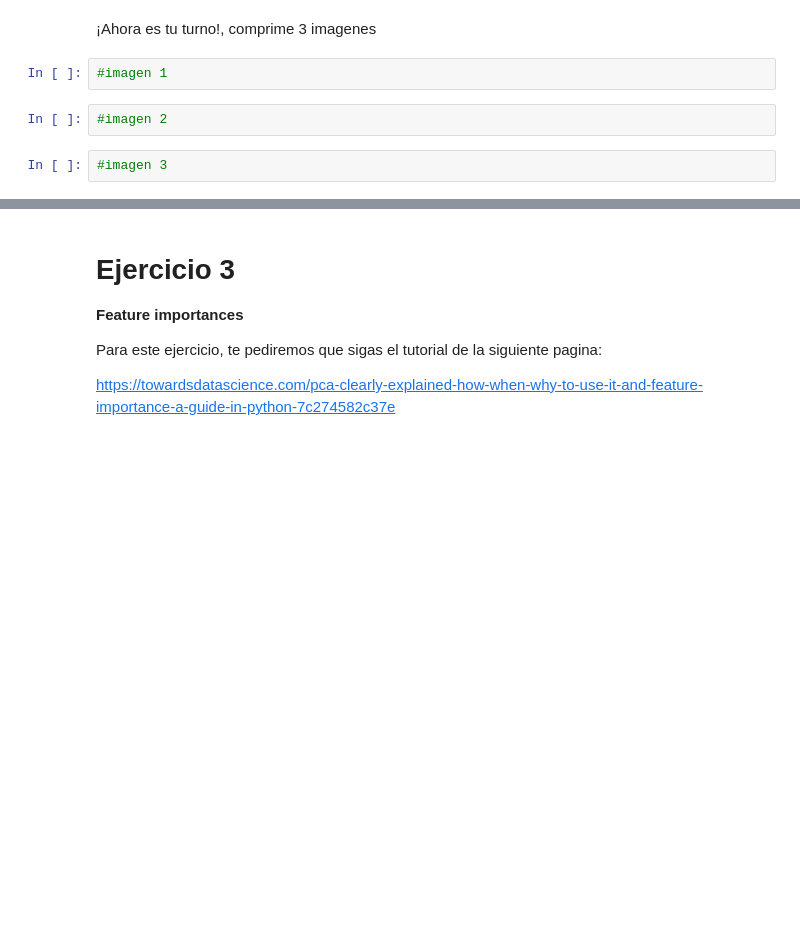
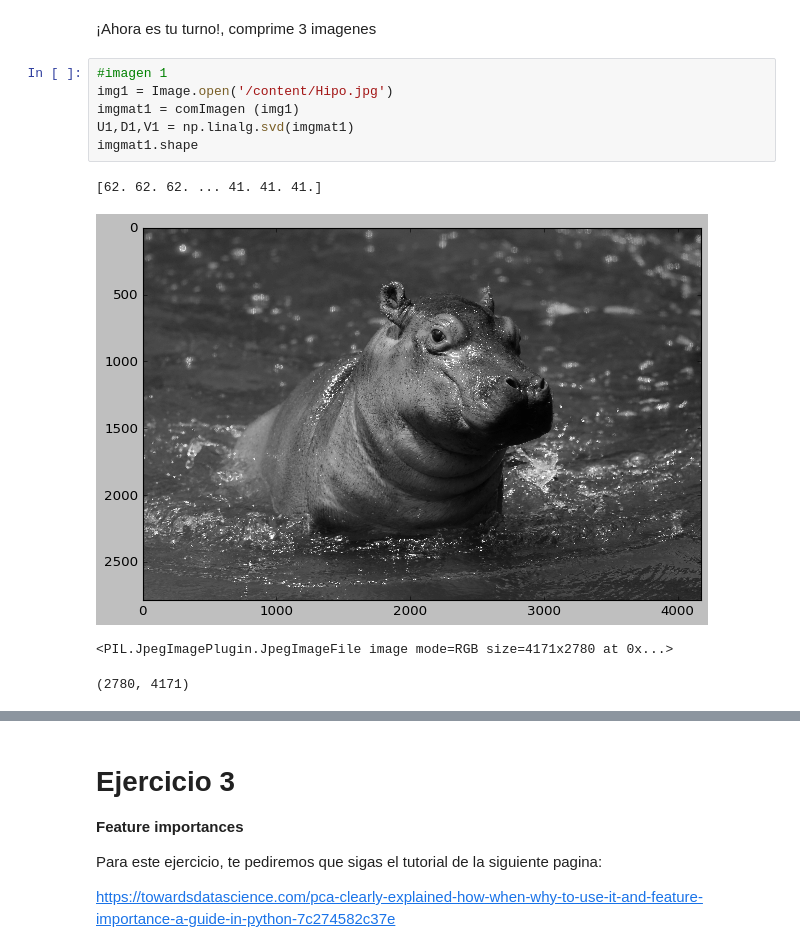
Before and after one commit to PosgradoMNA/actividades-de-aprendizaje-Jose-Bernardo-Moreno-Villarreal, a Jupyter notebook: Reduccion_dimensiones.ipynb, the cells around one changed output, grey strips where cells are left out. Saved outputs shown, nothing was run; the diff lists cells and outputs as text; blank space fills up the shorter version.

```diff
--- a/Reduccion_dimensiones.ipynb
+++ b/Reduccion_dimensiones.ipynb
@@ -194,8 +290,13 @@ Felicidades la imagen está comprimida
 # %% [markdown]
 ¡Ahora es tu turno!, comprime 3 imagenes
-# %%
-#imagen 1
-# %%
-#imagen 2
-# %%
-#imagen 3
+# %%
+#imagen 1
+img1 = Image.open('/content/Hipo.jpg')
+imgmat1 = comImagen (img1)
+U1,D1,V1 = np.linalg.svd(imgmat1)
+imgmat1.shape
+# %% [output]
+[62. 62. 62. ... 41. 41. 41.]
+[figure, added]
+<PIL.JpegImagePlugin.JpegImageFile image mode=RGB size=4171x2780 at 0x...>
+(2780, 4171)
```
Also changed, not shown: parts of 33 cells of this notebook.
